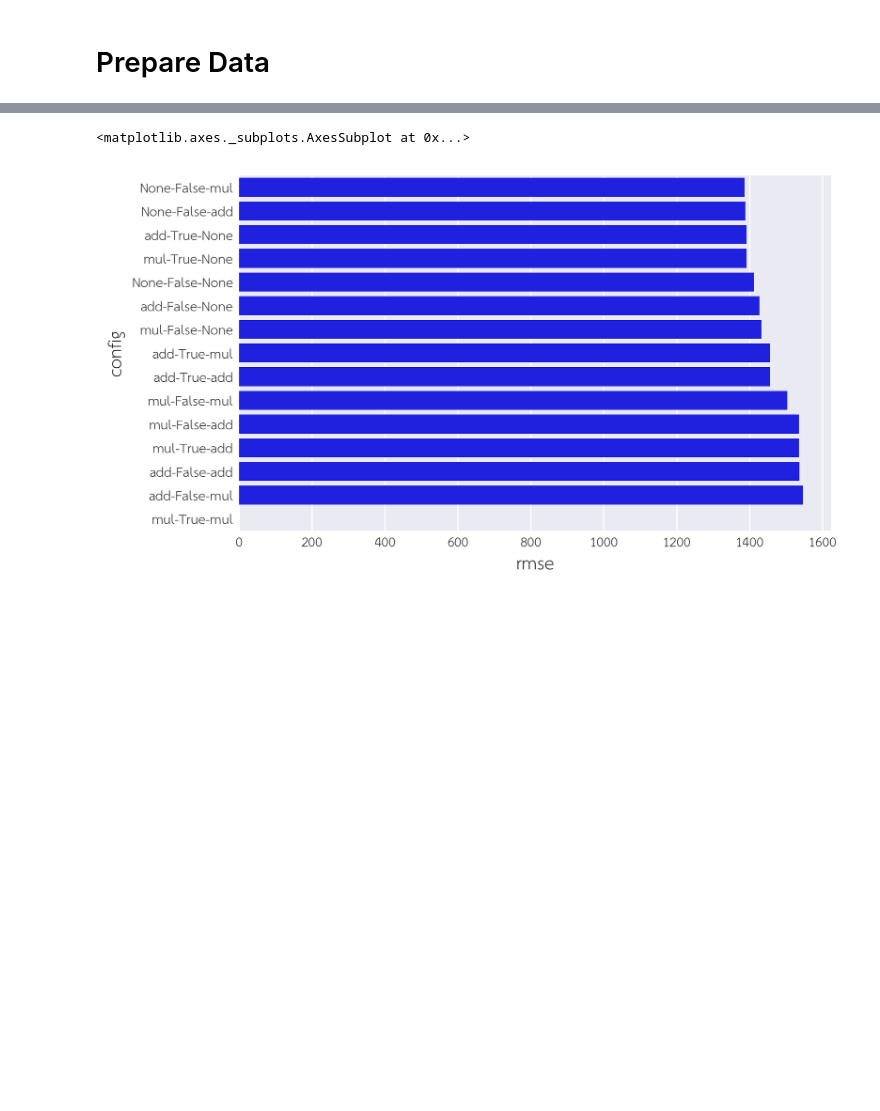
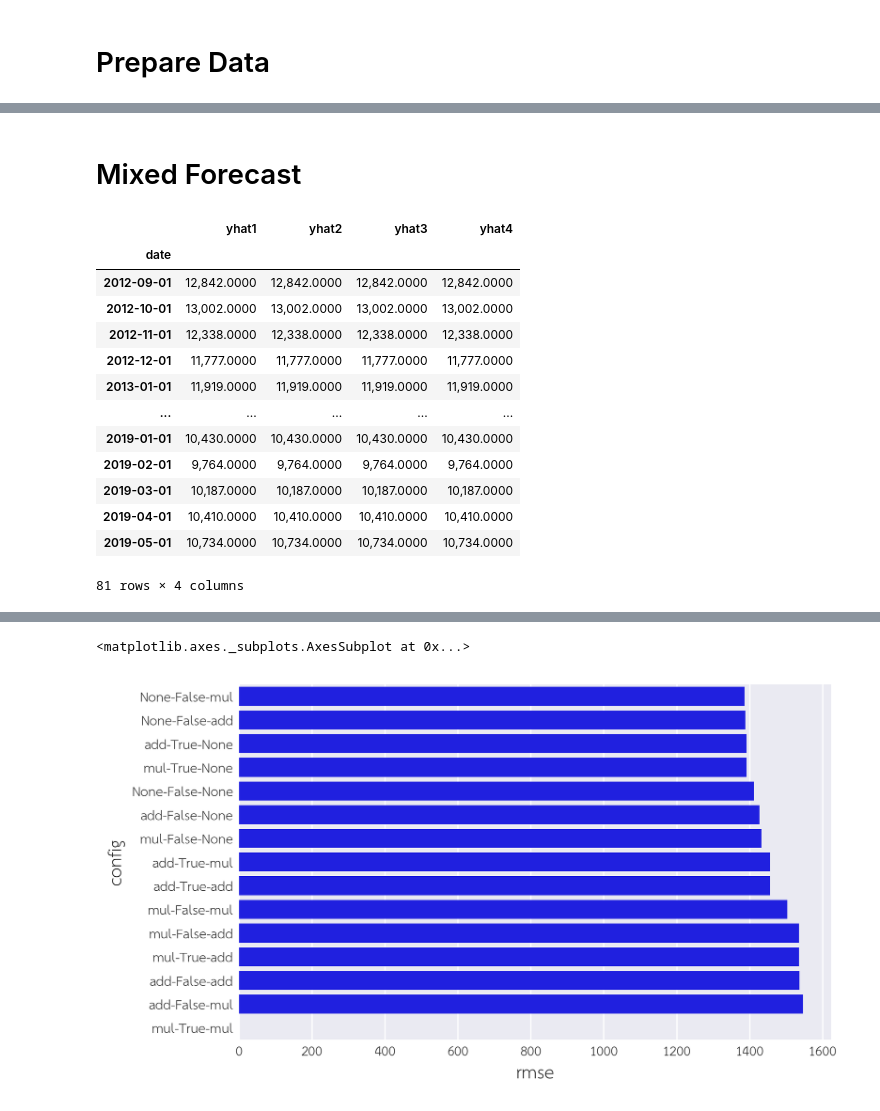
Before and after one commit to piyayut-ch/pricefcast, a Jupyter notebook: notebook/6_evaluate.ipynb, the cells around one changed output, grey strips where cells are left out. Drawn from its saved outputs; the diff is of its cells as text; code cells hidden in the pictures; blank space fills up the shorter version.

```diff
--- a/notebook/6_evaluate.ipynb
+++ b/notebook/6_evaluate.ipynb
@@ -68,3 +72,5 @@ for model in models:
+# %% [markdown]
+# Mixed Forecast
 # %%
 col34 = ['yhat3', 'yhat4']
 for price in prices:
@@ -72,6 +78,23 @@ for price in prices:
     price.mixed_yhat[col34] = price.lstm_yhat[col34].copy()
 # %%
 models = ['naive', 'ets', 'arima', 'mlp', 'lstm', 'mixed']
+# %%
+price.naive_yhat
+# %% [output]
+|  | yhat1 | yhat2 | yhat3 | yhat4 |
+| date |  |  |  |  |
+| 2012-09-01 | 12,842.0000 | 12,842.0000 | 12,842.0000 | 12,842.0000 |
+| 2012-10-01 | 13,002.0000 | 13,002.0000 | 13,002.0000 | 13,002.0000 |
+| 2012-11-01 | 12,338.0000 | 12,338.0000 | 12,338.0000 | 12,338.0000 |
+| 2012-12-01 | 11,777.0000 | 11,777.0000 | 11,777.0000 | 11,777.0000 |
+| 2013-01-01 | 11,919.0000 | 11,919.0000 | 11,919.0000 | 11,919.0000 |
+| ... | ... | ... | ... | ... |
+| 2019-01-01 | 10,430.0000 | 10,430.0000 | 10,430.0000 | 10,430.0000 |
+| 2019-02-01 | 9,764.0000 | 9,764.0000 | 9,764.0000 | 9,764.0000 |
+| 2019-03-01 | 10,187.0000 | 10,187.0000 | 10,187.0000 | 10,187.0000 |
+| 2019-04-01 | 10,410.0000 | 10,410.0000 | 10,410.0000 | 10,410.0000 |
+| 2019-05-01 | 10,734.0000 | 10,734.0000 | 10,734.0000 | 10,734.0000 |
+81 rows × 4 columns
 # %%
 res = []
 for price in prices:
```
Also changed, not shown: parts of 7 cells of this notebook, 12 other files.
